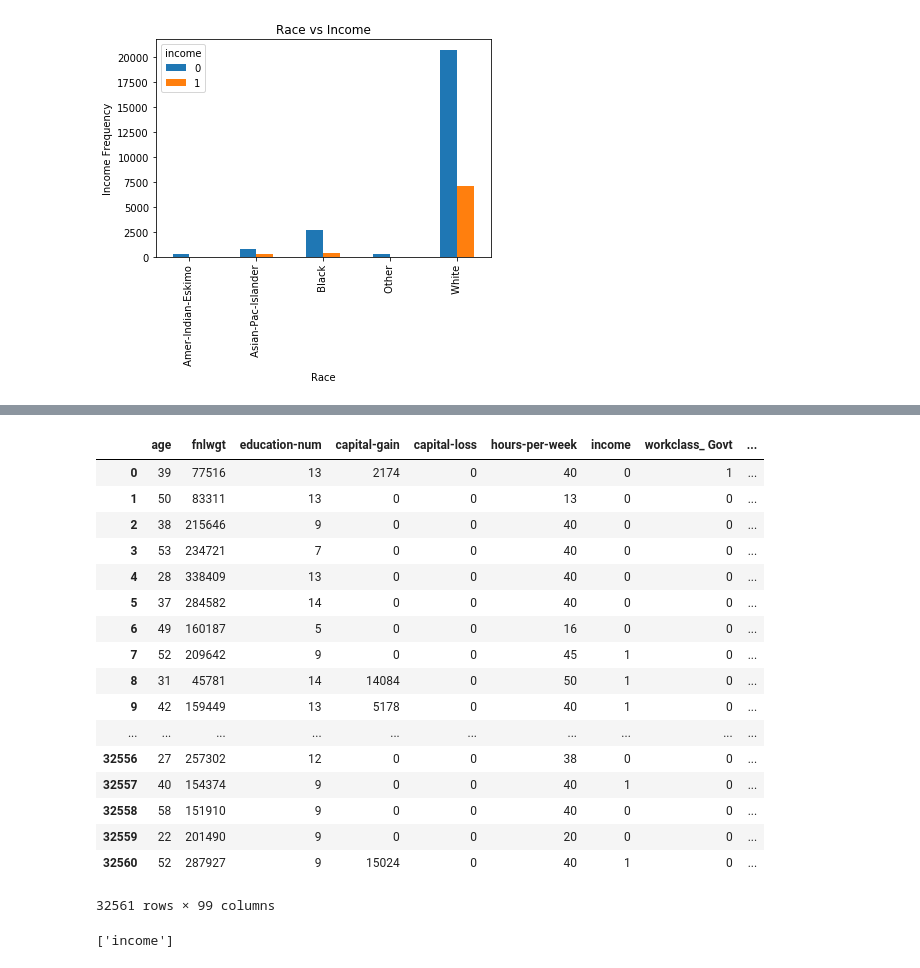
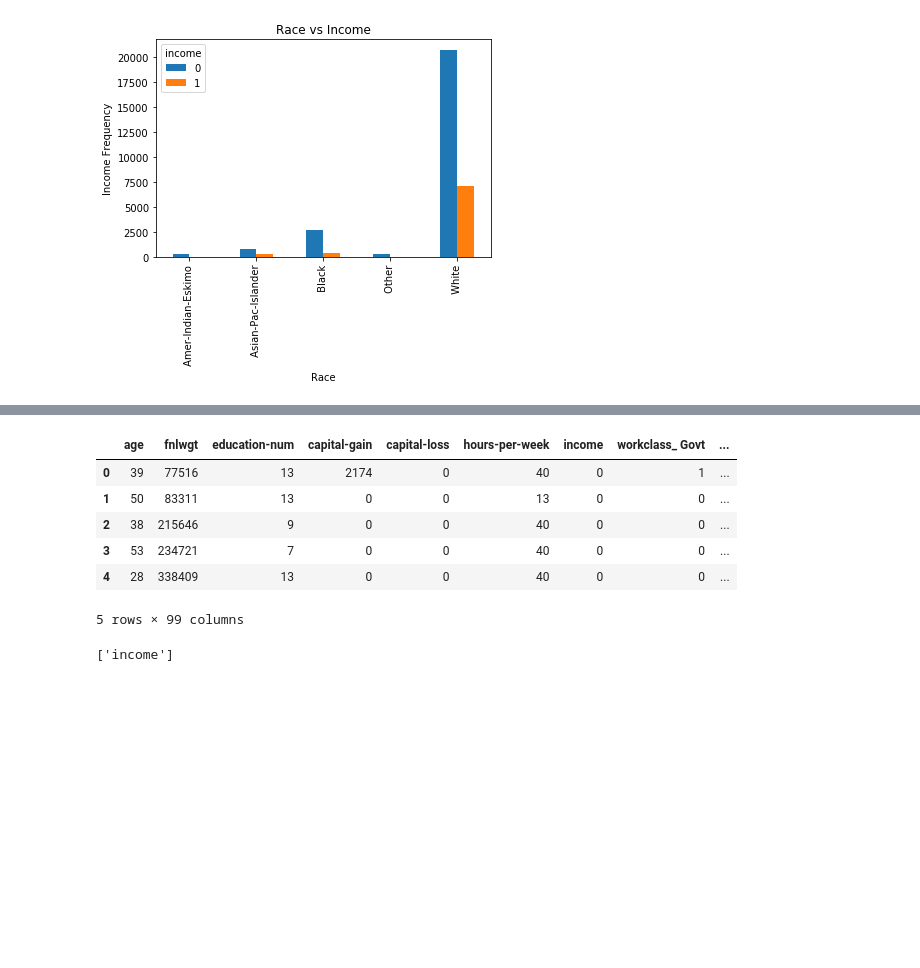
Before and after one commit to karansingla06/ML-AI-Projects, a Jupyter notebook: Algos_ml/LogisticRegr_Income-checkpoint.ipynb, the cells around one changed output, grey strips where cells are left out. Saved outputs shown, nothing was run; the diff lists cells and outputs as text; code cells hidden in the pictures; blank space fills up the shorter version.

```diff
--- a/Algos_ml/LogisticRegr_Income-checkpoint.ipynb
+++ b/Algos_ml/LogisticRegr_Income-checkpoint.ipynb
@@ -356,26 +323,15 @@ array(['age', 'fnlwgt', 'education-num', 'capital-gain', 'capital-loss',
        'education_ Preschool', 'education_ Prof-school',
        'education_ Some-college'], dtype=object)
 # %%
-df_final
+df_final.head()
 # %% [output]
 |  | age | fnlwgt | education-num | capital-gain | capital-loss | hours-per-week | income | workclass_ Govt | ... |
 | 0 | 39 | 77516 | 13 | 2174 | 0 | 40 | 0 | 1 | ... |
 | 1 | 50 | 83311 | 13 | 0 | 0 | 13 | 0 | 0 | ... |
 | 2 | 38 | 215646 | 9 | 0 | 0 | 40 | 0 | 0 | ... |
 | 3 | 53 | 234721 | 7 | 0 | 0 | 40 | 0 | 0 | ... |
 | 4 | 28 | 338409 | 13 | 0 | 0 | 40 | 0 | 0 | ... |
-| 5 | 37 | 284582 | 14 | 0 | 0 | 40 | 0 | 0 | ... |
-| 6 | 49 | 160187 | 5 | 0 | 0 | 16 | 0 | 0 | ... |
-| 7 | 52 | 209642 | 9 | 0 | 0 | 45 | 1 | 0 | ... |
-| 8 | 31 | 45781 | 14 | 14084 | 0 | 50 | 1 | 0 | ... |
-| 9 | 42 | 159449 | 13 | 5178 | 0 | 40 | 1 | 0 | ... |
-| ... | ... | ... | ... | ... | ... | ... | ... | ... | ... |
-| 32556 | 27 | 257302 | 12 | 0 | 0 | 38 | 0 | 0 | ... |
-| 32557 | 40 | 154374 | 9 | 0 | 0 | 40 | 1 | 0 | ... |
-| 32558 | 58 | 151910 | 9 | 0 | 0 | 40 | 0 | 0 | ... |
-| 32559 | 22 | 201490 | 9 | 0 | 0 | 20 | 0 | 0 | ... |
-| 32560 | 52 | 287927 | 9 | 15024 | 0 | 40 | 1 | 0 | ... |
-32561 rows × 99 columns
+5 rows × 99 columns
 # %%
 df_final_vars=df_final.columns.values.tolist()
 y=['income']
```
Also changed, not shown: parts of 5 cells of this notebook.
